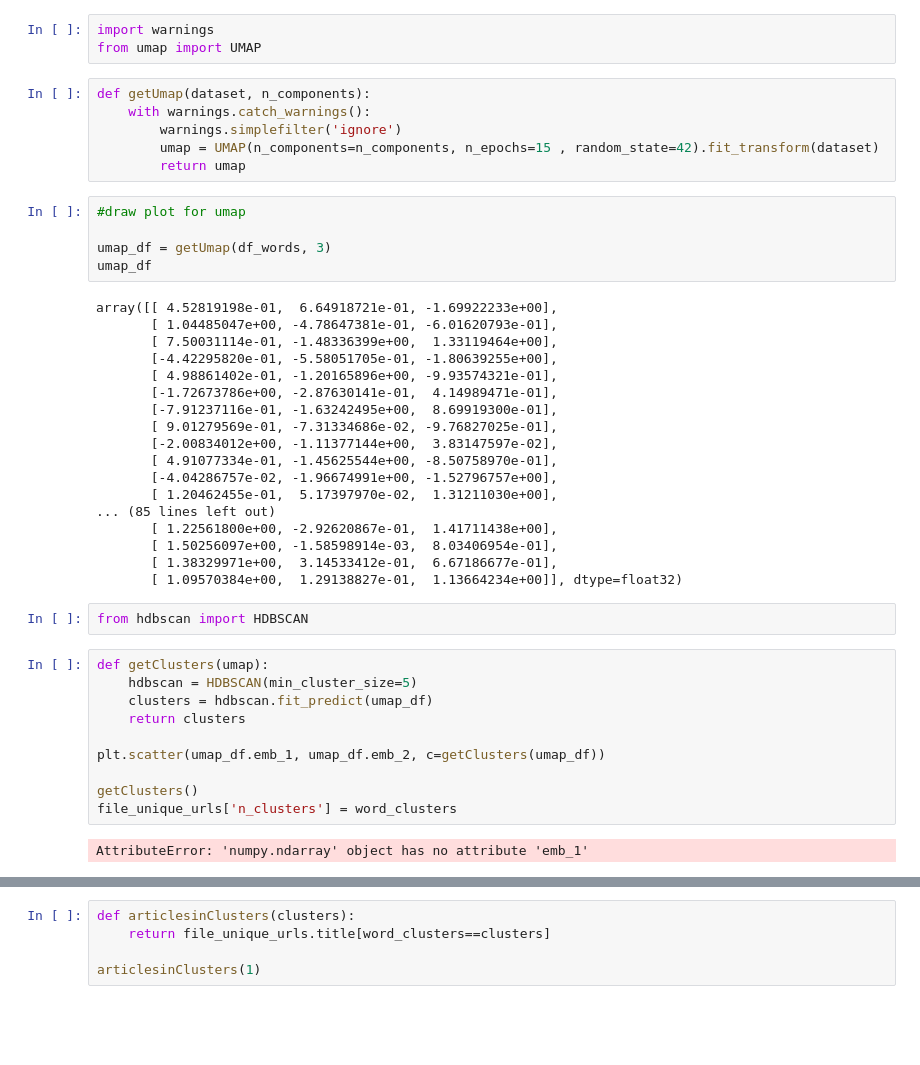
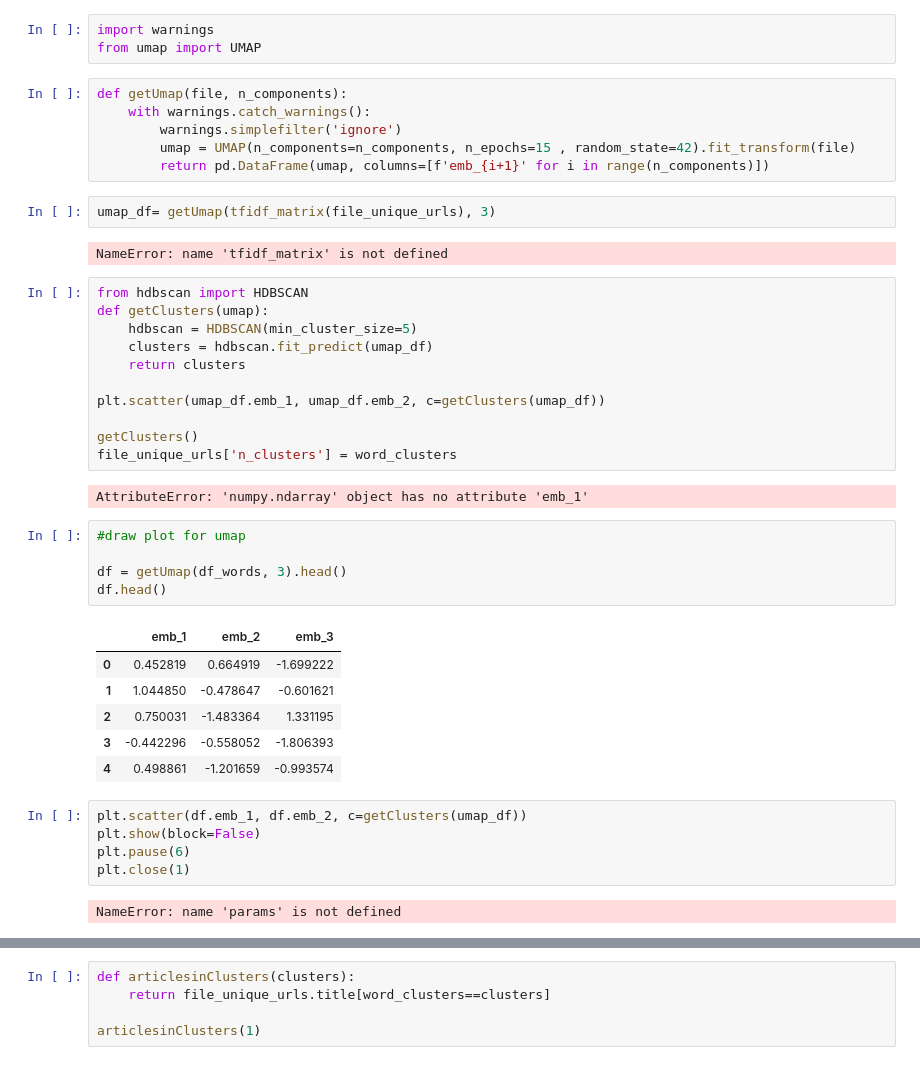
Before and after one commit to Mrueda1992/ironhack_finalproject, a Jupyter notebook: nlp_preprocessing.ipynb, the cells around one changed output, grey strips where cells are left out. Drawn from its saved outputs; the diff is of its cells as text; blank space fills up the shorter version.

```diff
--- a/nlp_preprocessing.ipynb
+++ b/nlp_preprocessing.ipynb
@@ -271,45 +271,44 @@ dist.shape, dist.dtype
 import warnings
 from umap import UMAP
 # %%
-def getUmap(dataset, n_components):
+def getUmap(file, n_components):
     with warnings.catch_warnings():
         warnings.simplefilter('ignore')
-        umap = UMAP(n_components=n_components, n_epochs=15 , random_state=42).fit_transform(dataset)
-        return umap
+        umap = UMAP(n_components=n_components, n_epochs=15 , random_state=42).fit_transform(file)
+        return pd.DataFrame(umap, columns=[f'emb_{i+1}' for i in range(n_components)])
+# %%
+umap_df= getUmap(tfidf_matrix(file_unique_urls), 3)
+# %% [output]
+NameError: name 'tfidf_matrix' is not defined
+# %%
+from hdbscan import HDBSCAN
+def getClusters(umap):
+    hdbscan = HDBSCAN(min_cluster_size=5)
+    clusters = hdbscan.fit_predict(umap_df)
+    return clusters
+
+plt.scatter(umap_df.emb_1, umap_df.emb_2, c=getClusters(umap_df))
+
+getClusters()
+file_unique_urls['n_clusters'] = word_clusters
+# %% [output]
+AttributeError: 'numpy.ndarray' object has no attribute 'emb_1'
 # %%
 #draw plot for umap
 
-umap_df = getUmap(df_words, 3)
-umap_df
+df = getUmap(df_words, 3).head()
+df.head()
 # %% [output]
-array([[ 4.52819198e-01,  6.64918721e-01, -1.69922233e+00],
-       [ 1.04485047e+00, -4.78647381e-01, -6.01620793e-01],
-       [ 7.50031114e-01, -1.48336399e+00,  1.33119464e+00],
-       [-4.42295820e-01, -5.58051705e-01, -1.80639255e+00],
-       [ 4.98861402e-01, -1.20165896e+00, -9.93574321e-01],
-       [-1.72673786e+00, -2.87630141e-01,  4.14989471e-01],
-       [-7.91237116e-01, -1.63242495e+00,  8.69919300e-01],
-       [ 9.01279569e-01, -7.31334686e-02, -9.76827025e-01],
-       [-2.00834012e+00, -1.11377144e+00,  3.83147597e-02],
-       [ 4.91077334e-01, -1.45625544e+00, -8.50758970e-01],
-       [-4.04286757e-02, -1.96674991e+00, -1.52796757e+00],
-       [ 1.20462455e-01,  5.17397970e-02,  1.31211030e+00],
-... (85 lines left out)
-       [ 1.22561800e+00, -2.92620867e-01,  1.41711438e+00],
-       [ 1.50256097e+00, -1.58598914e-03,  8.03406954e-01],
-       [ 1.38329971e+00,  3.14533412e-01,  6.67186677e-01],
-       [ 1.09570384e+00,  1.29138827e-01,  1.13664234e+00]], dtype=float32)
+|  | emb_1 | emb_2 | emb_3 |
+| 0 | 0.452819 | 0.664919 | -1.699222 |
+| 1 | 1.044850 | -0.478647 | -0.601621 |
+| 2 | 0.750031 | -1.483364 | 1.331195 |
+| 3 | -0.442296 | -0.558052 | -1.806393 |
+| 4 | 0.498861 | -1.201659 | -0.993574 |
-# %%
-from hdbscan import HDBSCAN
-# %%
-def getClusters(umap):
-    hdbscan = HDBSCAN(min_cluster_size=5)
-    clusters = hdbscan.fit_predict(umap_df)
-    return clusters
-
-plt.scatter(umap_df.emb_1, umap_df.emb_2, c=getClusters(umap_df))
-
-getClusters()
-file_unique_urls['n_clusters'] = word_clusters
-# %% [output]
-AttributeError: 'numpy.ndarray' object has no attribute 'emb_1'
+# %%
+plt.scatter(df.emb_1, df.emb_2, c=getClusters(umap_df))
+plt.show(block=False)
+plt.pause(6)
+plt.close(1)
+# %% [output]
+NameError: name 'params' is not defined
```
Also changed, not shown: parts of 1 cell of this notebook, 3 other files.
